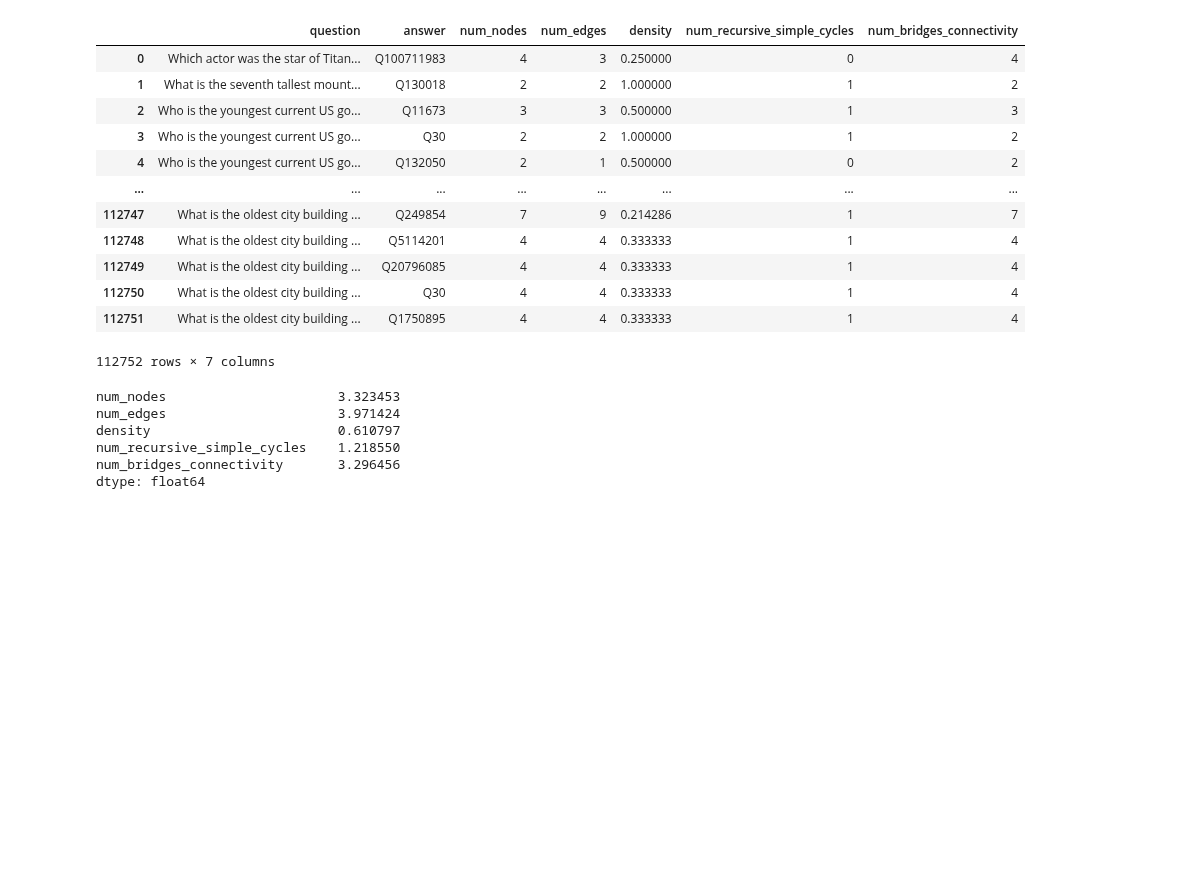
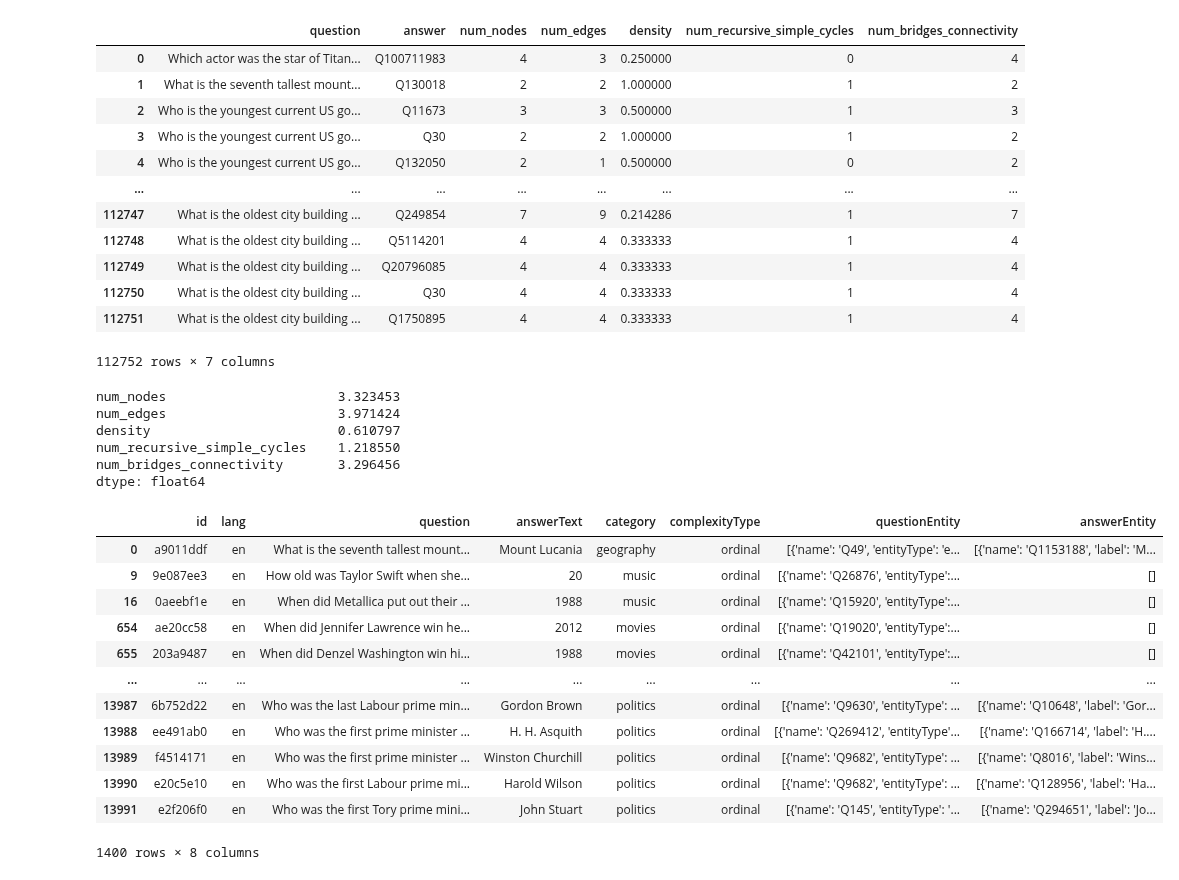
Before and after one commit to s-nlp/kbqa, a Jupyter notebook: experiments/subgraphs_reranking/error_analysis/error_analysis.ipynb, the cells around one changed output. Drawn from its saved outputs; the diff is of its cells as text; code cells hidden in the pictures; blank space fills up the shorter version.

```diff
--- a/experiments/subgraphs_reranking/error_analysis/error_analysis.ipynb
+++ b/experiments/subgraphs_reranking/error_analysis/error_analysis.ipynb
@@ -453,3 +392,23 @@ density                        0.610797
 num_recursive_simple_cycles    1.218550
 num_bridges_connectivity       3.296456
 dtype: float64
+# %%
+import datasets
+ds = datasets.load_dataset('AmazonScience/mintaka', name='en')
+# %%
+train = ds['train'].to_pandas()
+train[train['complexityType'] == 'ordinal']
+# %% [output]
+|  | id | lang | question | answerText | category | complexityType | questionEntity | answerEntity |
+| 0 | a9011ddf | en | What is the seventh tallest mount... | Mount Lucania | geography | ordinal | [{'name': 'Q49', 'entityType': 'e... | [{'name': 'Q1153188', 'label': 'M... |
+| 9 | 9e087ee3 | en | How old was Taylor Swift when she... | 20 | music | ordinal | [{'name': 'Q26876', 'entityType':... | [] |
+| 16 | 0aeebf1e | en | When did Metallica put out their ... | 1988 | music | ordinal | [{'name': 'Q15920', 'entityType':... | [] |
+| 654 | ae20cc58 | en | When did Jennifer Lawrence win he... | 2012 | movies | ordinal | [{'name': 'Q19020', 'entityType':... | [] |
+| 655 | 203a9487 | en | When did Denzel Washington win hi... | 1988 | movies | ordinal | [{'name': 'Q42101', 'entityType':... | [] |
+| ... | ... | ... | ... | ... | ... | ... | ... | ... |
+| 13987 | 6b752d22 | en | Who was the last Labour prime min... | Gordon Brown | politics | ordinal | [{'name': 'Q9630', 'entityType': ... | [{'name': 'Q10648', 'label': 'Gor... |
+| 13988 | ee491ab0 | en | Who was the first prime minister ... | H. H. Asquith | politics | ordinal | [{'name': 'Q269412', 'entityType'... | [{'name': 'Q166714', 'label': 'H.... |
+| 13989 | f4514171 | en | Who was the first prime minister ... | Winston Churchill | politics | ordinal | [{'name': 'Q9682', 'entityType': ... | [{'name': 'Q8016', 'label': 'Wins... |
+| 13990 | e20c5e10 | en | Who was the first Labour prime mi... | Harold Wilson | politics | ordinal | [{'name': 'Q9682', 'entityType': ... | [{'name': 'Q128956', 'label': 'Ha... |
+| 13991 | e2f206f0 | en | Who was the first Tory prime mini... | John Stuart | politics | ordinal | [{'name': 'Q145', 'entityType': '... | [{'name': 'Q294651', 'label': 'Jo... |
+1400 rows × 8 columns
```
Also changed, not shown: parts of 17 cells of this notebook.
